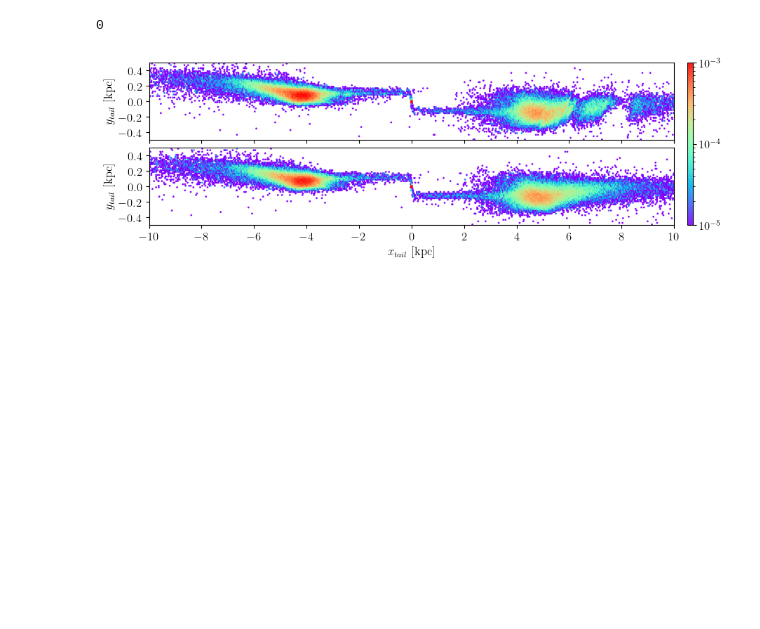
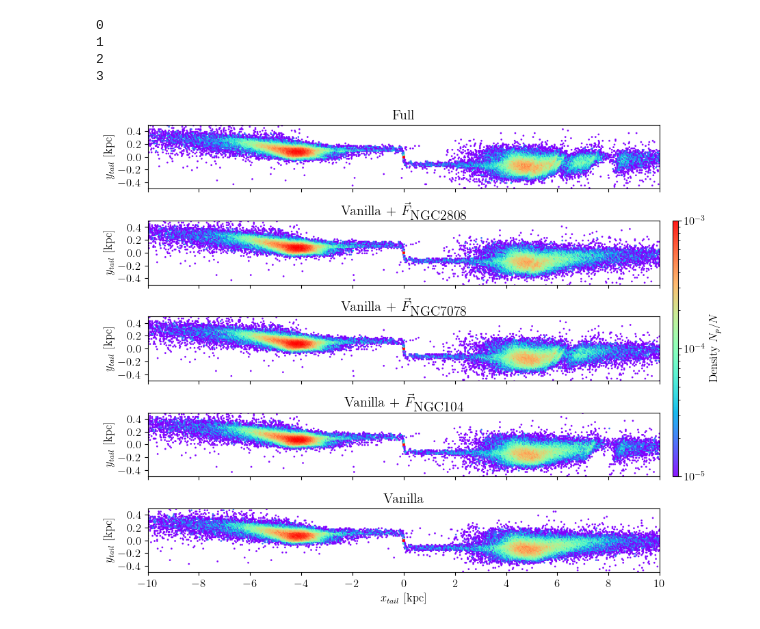
Before and after one commit to salvatore-ferrone/stream_analysis, a Jupyter notebook: figures/decomposition.ipynb, the cells around one changed output. Drawn from its saved outputs; the diff is of its cells as text; code cells hidden in the pictures; blank space fills up the shorter version.

```diff
--- a/figures/decomposition.ipynb
+++ b/figures/decomposition.ipynb
@@ -39,4 +63,7 @@ H_F=sa.plotters.binned_density.normalize_density_by_particle_number(H_F,NP)
 # %%
+# set the properties for the scatter plots
+
+cbarlabel=r"Density $N_p/N$"
 normalScatterProperties = {
     "alpha":0.9,
     "s":1,
@@ -64,29 +91,43 @@ plt.rcParams.update({
     "xtick.labelsize": 12,  # Font size for x-axis tick labels
     "ytick.labelsize": 12,  # Font size for y-axis tick labels
 })
-# %%
-def set_up_plot(Nrows):
-    fig=plt.figure(figsize=(10,1*Nrows + 1))
-    gs=gridspec.GridSpec(Nrows,2, width_ratios=[1,0.01],hspace=0.1,wspace=0.05)
-    axis=[]
-    cbar = fig.add_subplot(gs[:,1])
-    for i in range(Nrows):
-        axis.append(fig.add_subplot(gs[i,0]))
-    return fig,axis,cbar
+# %%
+# edit the titles
+titles = []
+for x in streamPotentials:
+    temp = x.split("-")[-1]
+    if temp == "GCNBody":
+        titles.append("Full")
+    elif temp == "pouliasis2017pii":
+        titles.append("Vanilla")
+    else:
+        titles.append(r"Vanilla + $\vec{{F}}_\textrm{{{:s}}}$".format(temp))
 # %%
-# fig,axis=plt.subplots(2,1,figsize=(10,2),sharex=True,sharey=True)
-NROWS=2
-fig,axis,cbar=set_up_plot(2)
-im=axis[1].scatter(XX_V,YY_V,c=H_V,**normalScatterProperties)
-axis[0].scatter(XX_F,YY_F,c=H_F,**normalScatterProperties)
+NROWS=len(scatterplots)
+fig,axis,cbar=set_up_plot(NROWS)
+for i in range(NROWS):
+    if i==0:
+        im=axis[i].scatter(scatterplots[i][0],scatterplots[i][1],c=scatterplots[i][2],**normalScatterProperties)
+    else:
+        axis[i].scatter(scatterplots[i][0],scatterplots[i][1],c=scatterplots[i][2],**normalScatterProperties)
+    axis[i].set(**AXIS)
+
 cbar=plt.colorbar(im,cax=cbar)
+cbar.set_label(cbarlabel)
 for i in range(NROWS):
     axis[i].set(**AXIS)
+    axis[i].set_title(titles[i])
     if i!=NROWS-1:
         print(i)
         axis[i].set_xticklabels([])
         axis[i].set_xlabel("")
-        # axis[0][i].set("x [kpc]")
+
+
+
+fig.savefig(outpath+outname+".png",dpi=300)
 # %% [output]
 0
+1
+2
+3
-[figure, old version]
+[figure, new version]
```
Also changed, not shown: parts of 11 cells of this notebook, 2 other files.
